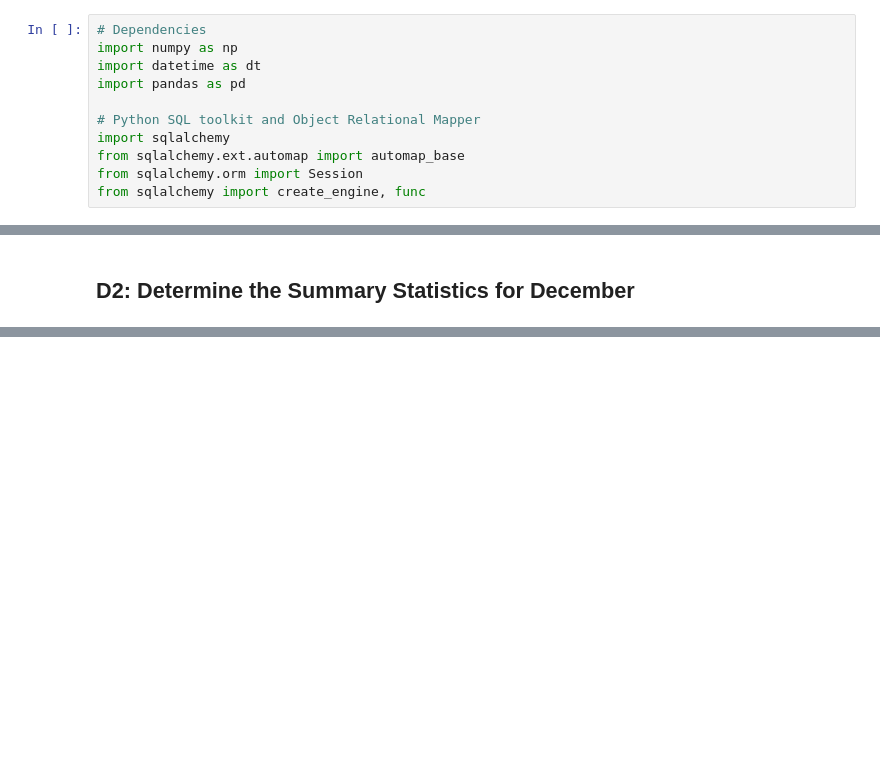
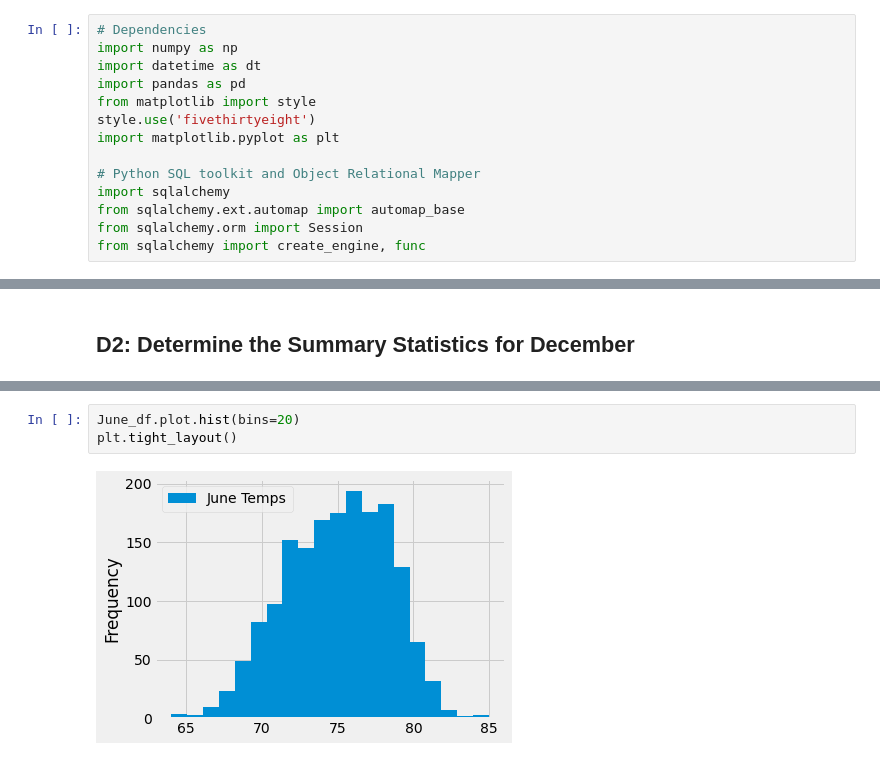
Before and after one commit to echoqshen/surfs_up, a Jupyter notebook: SurfsUp_Challenge.ipynb, the cells around one changed output, grey strips where cells are left out. Drawn from its saved outputs; the diff is of its cells as text; blank space fills up the shorter version.

```diff
--- a/SurfsUp_Challenge.ipynb
+++ b/SurfsUp_Challenge.ipynb
@@ -3,6 +3,9 @@
 import numpy as np
 import datetime as dt
 import pandas as pd
+from matplotlib import style
+style.use('fivethirtyeight')
+import matplotlib.pyplot as plt
 
 # Python SQL toolkit and Object Relational Mapper
 import sqlalchemy
@@ -106,0 +128,5 @@ df.describe()
+# %%
+June_df.plot.hist(bins=20)
+plt.tight_layout()
+# %% [output]
+[figure, added]
```
Also changed, not shown: parts of 10 cells of this notebook.
